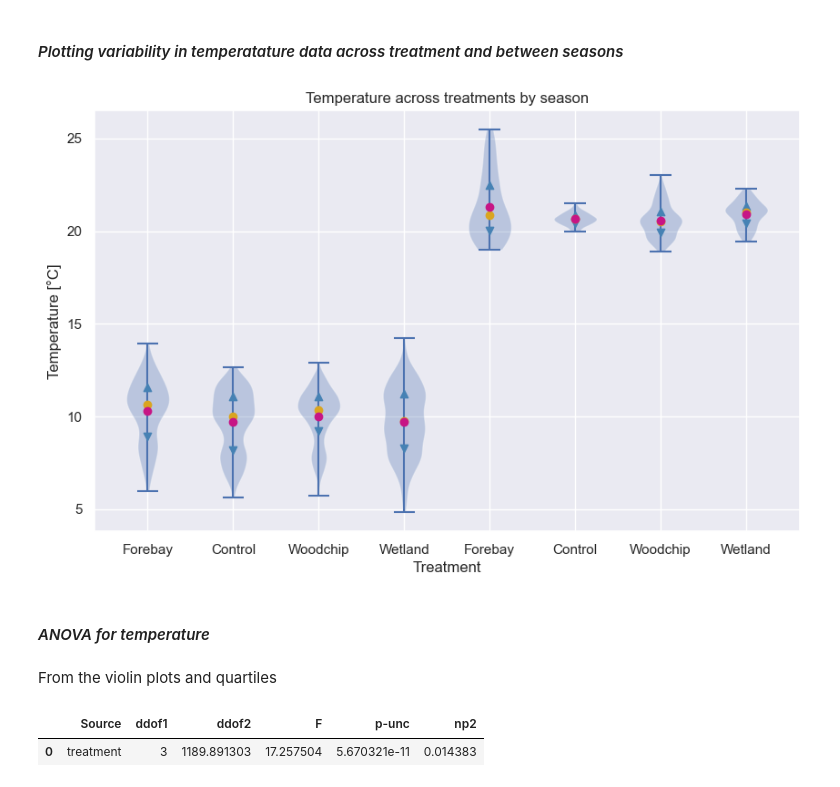
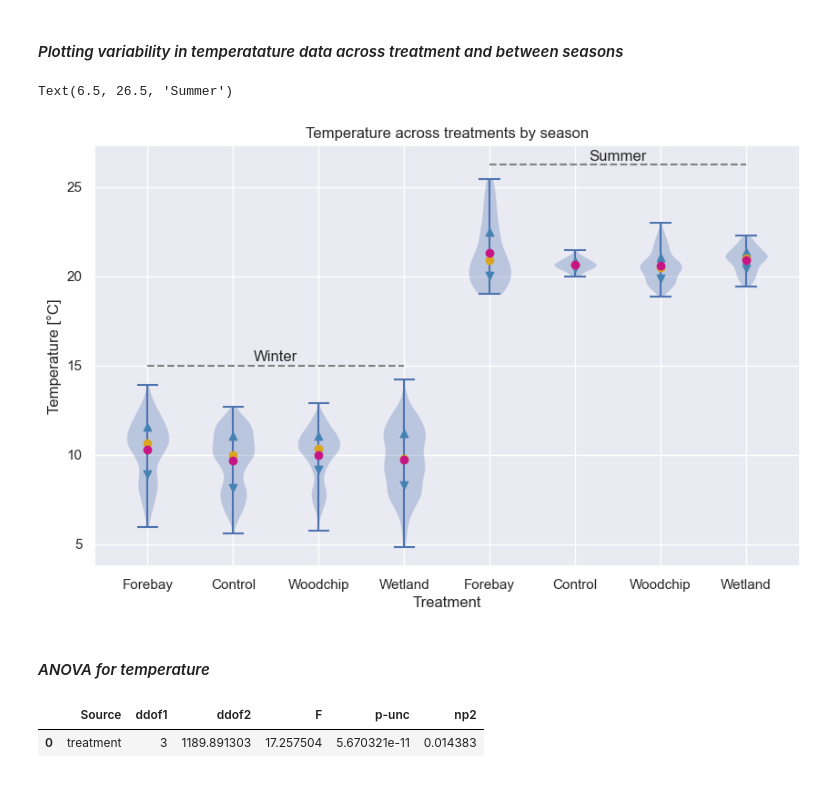
Before and after one commit to kmduncan1/MS263_BioreactorProject, a Jupyter notebook: ProjectNotebook.ipynb, the cells around one changed output. Cells and saved outputs as stored; diff of their text form; code cells hidden in the pictures.

```diff
--- a/ProjectNotebook.ipynb
+++ b/ProjectNotebook.ipynb
@@ -591,33 +615,41 @@ This also appears to occur with control channels where PC1 accounts for 43.31
 # %% [markdown]
 #### *Plotting variability in temperatature data across treatment and between seasons*
 # %%
-#Polating an array with temperature data for treatments across seasons
+#Populating an array with temperature data for treatments across seasons
 seasonaltempdata = [forebay_wintertemps['temp'], control_wintertemps['temp'], woodchip_wintertemps['temp'], wetland_wintertemps['temp'], forebay_summertemps['temp'], control_summertemps['temp'], woodchip_summertemps['temp'], wetland_summertemps['temp']]
 
 #Creating a list for labels
 seasonaltemplabels = ['Forebay', 'Control', 'Woodchip', 'Wetland', 'Forebay', 'Control', 'Woodchip', 'Wetland']
 
 #Initialize violin plot
 sns.set()
 plt.figure(figsize=(10, 6))
 vp = plt.violinplot(seasonaltempdata)
 
 #Add axes labels and title
 plt.xticks(range(1, len(seasonaltemplabels) + 1), seasonaltemplabels)
 plt.title('Temperature across treatments by season')
 plt.xlabel('Treatment')
 plt.ylabel('Temperature [°C]')
 
 #Add markers for median, average, first quartile, and third quartile across treatments
 for i in range(len(seasonaltempdata)):
     Tquartiles = np.percentile(seasonaltempdata[i], [25, 50, 75])
     plt.scatter(i + 1, Tquartiles[0], color='steelblue', marker='v', zorder=5)
     plt.scatter(i + 1, Tquartiles[2], color='steelblue', marker='^', zorder=5)
     plt.scatter(i + 1, Tquartiles[1], color='goldenrod', marker='o', zorder=5)
     plt.scatter(i + 1, np.average(seasonaltempdata[i].values), color='mediumvioletred', marker='o', zorder=5)
+
+
+#Generate line and label to indicate winter conditions
+plt.plot([1, 4], [15, 15], color='gray', lw=1.5, linestyle='--')
+plt.text(2.5, 15.25, 'Winter', ha='center', fontsize=12)
+
+#Generate line and label to indicate summer conditons
+plt.plot([5, 8], [26.25,26.25], color='gray', lw=1.5, linestyle='--')
+plt.text(6.5, 26.5, 'Summer', ha='center', fontsize=12)
 # %% [output]
+Text(6.5, 26.5, 'Summer')
-[figure, old version]
+[figure, new version]
 # %% [markdown]
 #### *ANOVA for temperature*
-# %% [markdown]
-From the violin plots and quartiles
```
Also changed, not shown: parts of 6 cells of this notebook.
